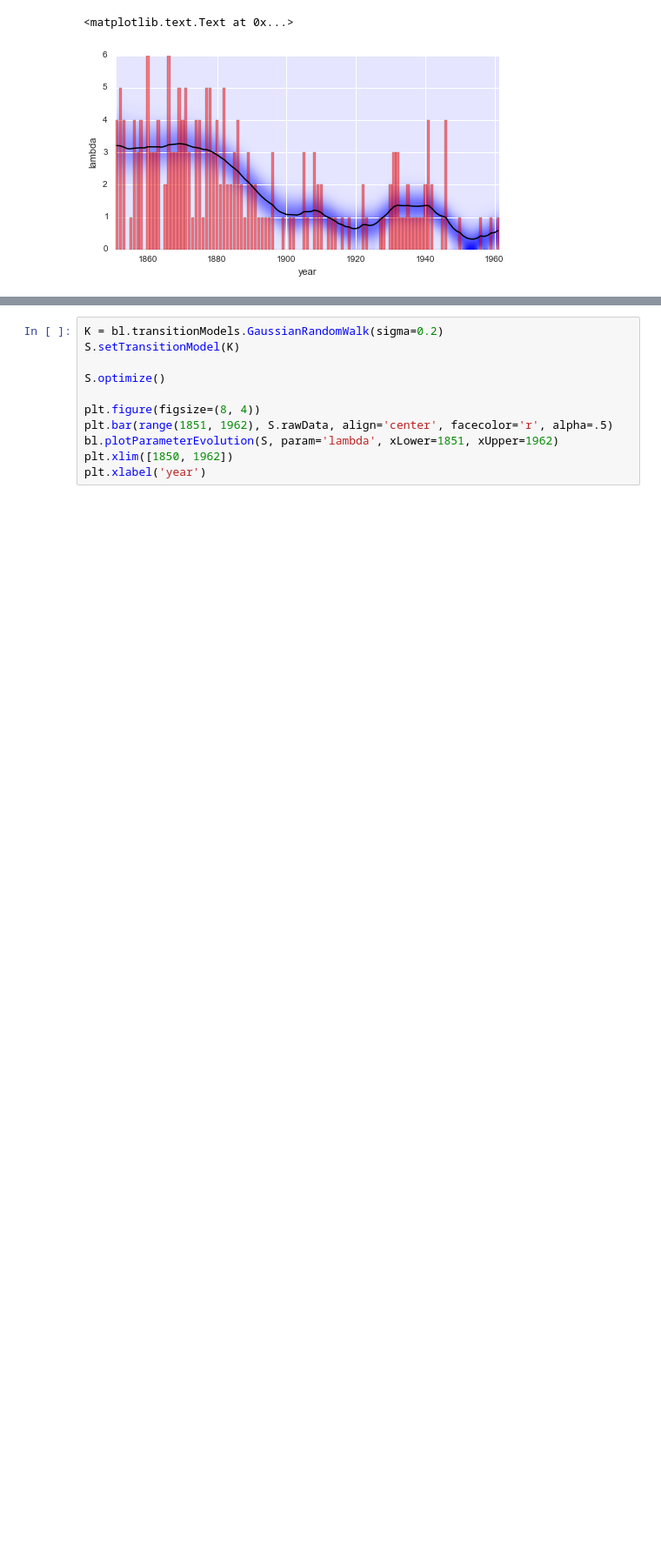
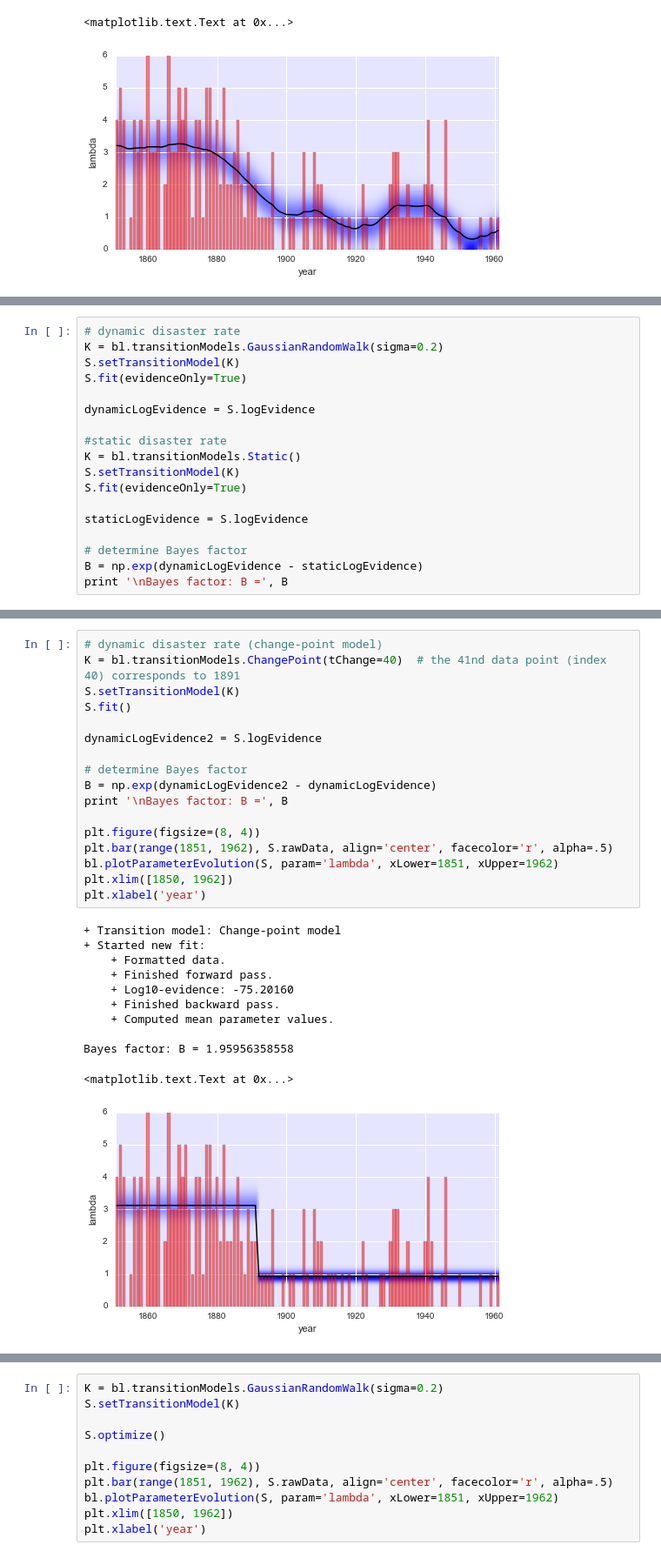
Before and after one commit to christophmark/bayesloop, a Jupyter notebook: docs/bayesloop_tutorial.ipynb, the cells around one changed output, grey strips where cells are left out. Shown at 87% size. Saved outputs shown, nothing was run; the diff lists cells and outputs as text; blank space fills up the shorter version.

```diff
--- a/docs/bayesloop_tutorial.ipynb
+++ b/docs/bayesloop_tutorial.ipynb
@@ -172,0 +174,18 @@ To do...
+# %%
+# dynamic disaster rate
+K = bl.transitionModels.GaussianRandomWalk(sigma=0.2)
+S.setTransitionModel(K)
+S.fit(evidenceOnly=True)
+
+dynamicLogEvidence = S.logEvidence
+
+#static disaster rate
+K = bl.transitionModels.Static()
+S.setTransitionModel(K)
+S.fit(evidenceOnly=True)
+
+staticLogEvidence = S.logEvidence
+
+# determine Bayes factor
+B = np.exp(dynamicLogEvidence - staticLogEvidence)
+print '\nBayes factor: B =', B
@@ -172,0 +209,29 @@ To do...
+# %%
+# dynamic disaster rate (change-point model)
+K = bl.transitionModels.ChangePoint(tChange=40)  # the 41nd data point (index 40) corresponds to 1891
+S.setTransitionModel(K)
+S.fit()
+
+dynamicLogEvidence2 = S.logEvidence
+
+# determine Bayes factor
+B = np.exp(dynamicLogEvidence2 - dynamicLogEvidence)
+print '\nBayes factor: B =', B
+
+plt.figure(figsize=(8, 4))
+plt.bar(range(1851, 1962), S.rawData, align='center', facecolor='r', alpha=.5)
+bl.plotParameterEvolution(S, param='lambda', xLower=1851, xUpper=1962)
+plt.xlim([1850, 1962])
+plt.xlabel('year')
+# %% [output]
++ Transition model: Change-point model
++ Started new fit:
+    + Formatted data.
+    + Finished forward pass.
+    + Log10-evidence: -75.20160
+    + Finished backward pass.
+    + Computed mean parameter values.
+
+Bayes factor: B = 1.95956358558
+<matplotlib.text.Text at 0x...>
+[figure, added]
```
Also changed, not shown: parts of 8 cells of this notebook, 1 other file.
